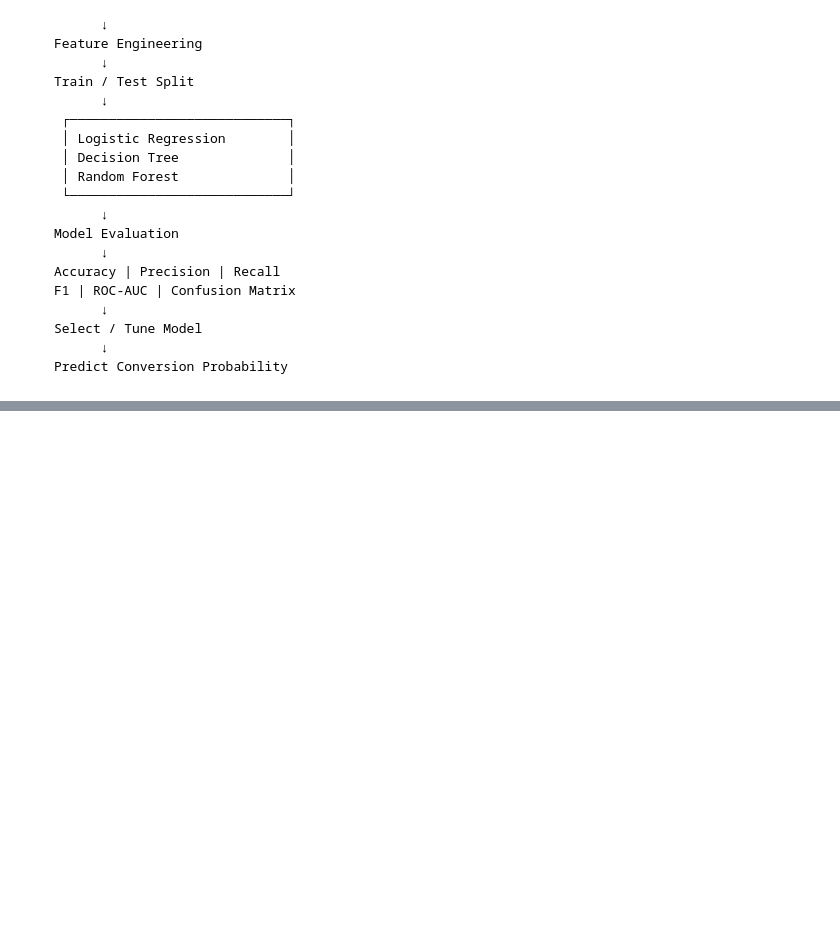
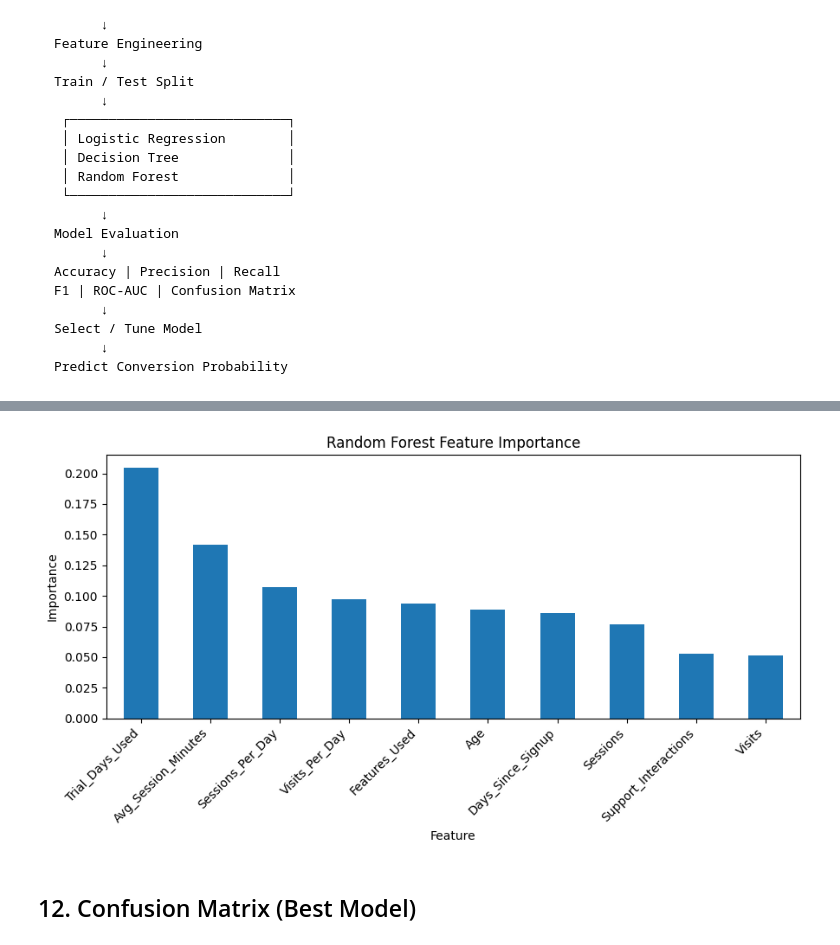
Before and after one commit to arshdeepverma/subscription-conversion-prediction, a Jupyter notebook: Subscription_Conversion_Prediction_ML_Project.ipynb, the cells around one changed output, grey strips where cells are left out. Drawn from its saved outputs; the diff is of its cells as text; code cells hidden in the pictures; blank space fills up the shorter version.

```diff
--- a/Subscription_Conversion_Prediction_ML_Project.ipynb
+++ b/Subscription_Conversion_Prediction_ML_Project.ipynb
@@ -729,0 +330,29 @@ Conversion Probability
+# %%
+# Works regardless of which model was selected:
+# - Tree-based models (Decision Tree, Random Forest) expose feature_importances_
+# - Logistic Regression (wrapped in a Pipeline) exposes coefficients instead,
+#   so we use their absolute value as an importance proxy
+
+def get_estimator(model):
+    """Unwrap a Pipeline to get the underlying estimator, if needed."""
+    if hasattr(model, "named_steps"):
+        return model.named_steps["model"]
+    return model
+
+estimator = get_estimator(best_model)
+
+if hasattr(estimator, "feature_importances_"):
+    importance_values = estimator.feature_importances_
+    importance_label = "Importance"
+elif hasattr(estimator, "coef_"):
+    importance_values = np.abs(estimator.coef_[0])
+    importance_label = "Importance (|coefficient|)"
+else:
+    raise ValueError("Selected model does not expose feature importances or coefficients.")
+
+importance_df = pd.DataFrame({
+    "Feature": feature_cols,
+    importance_label: importance_values
+}).sort_values(importance_label, ascending=False).reset_index(drop=True)
+
+display(importance_df)
@@ -729,0 +371,18 @@ Conversion Probability
+# %%
+importance_df.plot(
+    x="Feature",
+    y=importance_label,
+    kind="bar",
+    legend=False,
+    figsize=(9, 5)
+)
+plt.title(f"{best_model_name} Feature Importance")
+plt.xlabel("Feature")
+plt.ylabel(importance_label)
+plt.xticks(rotation=45, ha="right")
+plt.tight_layout()
+plt.show()
+# %% [output]
+[figure, added]
+# %% [markdown]
+## 12. Confusion Matrix (Best Model)
```
Also changed, not shown: parts of 74 cells of this notebook.
